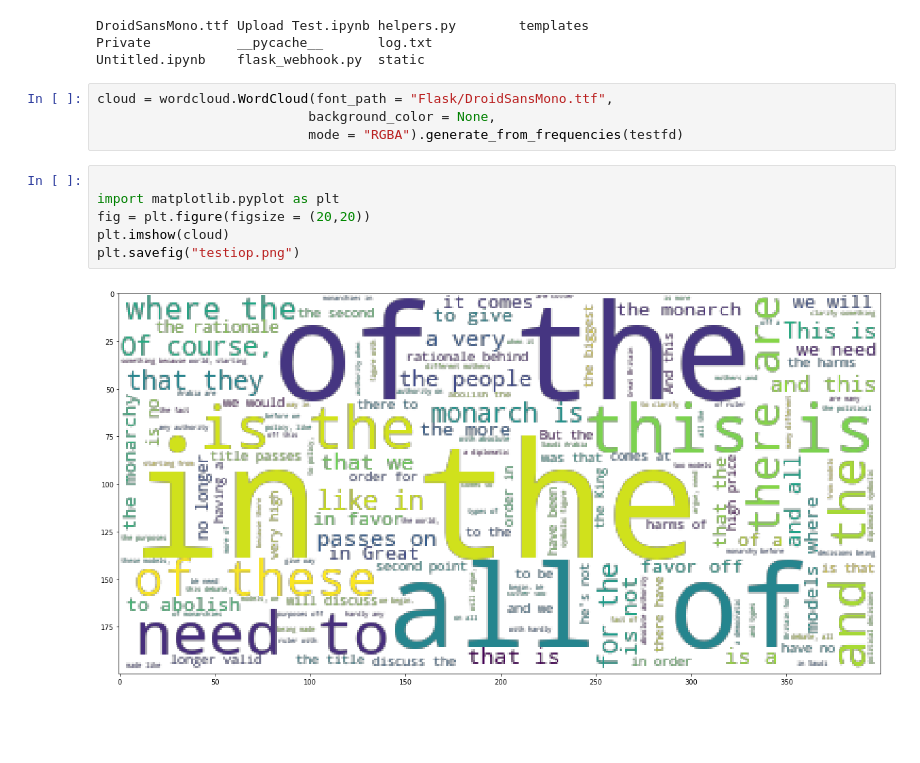
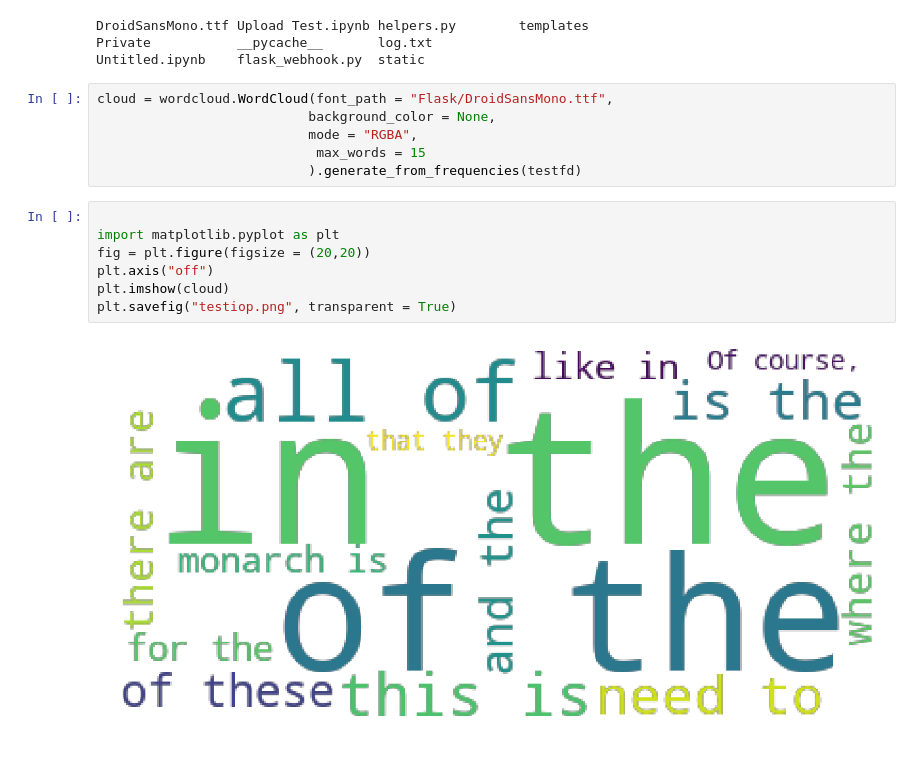
Before and after one commit to Pietrassyk/FinalProject, a Jupyter notebook: Debug.ipynb, the cells around one changed output. Drawn from its saved outputs; the diff is of its cells as text; blank space fills up the shorter version.

Commit message:
Add Images for presentation

```diff
--- a/Debug.ipynb
+++ b/Debug.ipynb
@@ -112,12 +112,15 @@ Untitled.ipynb    flask_webhook.py  static
 # %%
 cloud = wordcloud.WordCloud(font_path = "Flask/DroidSansMono.ttf",
                            background_color = None,
-                           mode = "RGBA").generate_from_frequencies(testfd)
+                           mode = "RGBA",
+                            max_words = 15
+                           ).generate_from_frequencies(testfd)
 # %%
 
 import matplotlib.pyplot as plt
 fig = plt.figure(figsize = (20,20))
+plt.axis("off")
 plt.imshow(cloud)
-plt.savefig("testiop.png")
+plt.savefig("testiop.png", transparent = True)
 # %% [output]
-[figure, old version]
+[figure, new version]
```
Also changed, not shown: 25 other files.
